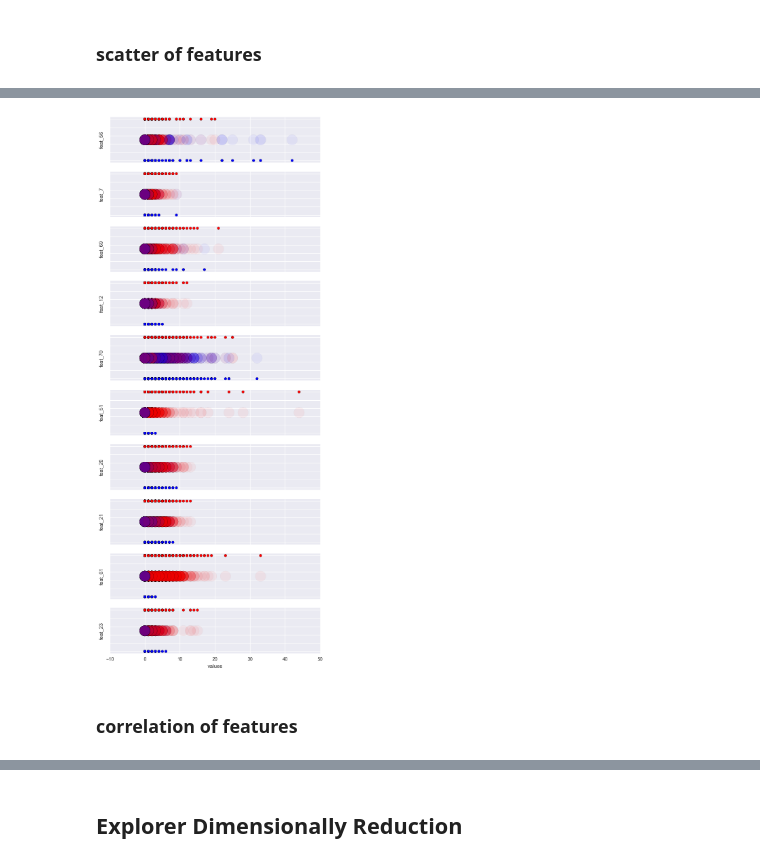
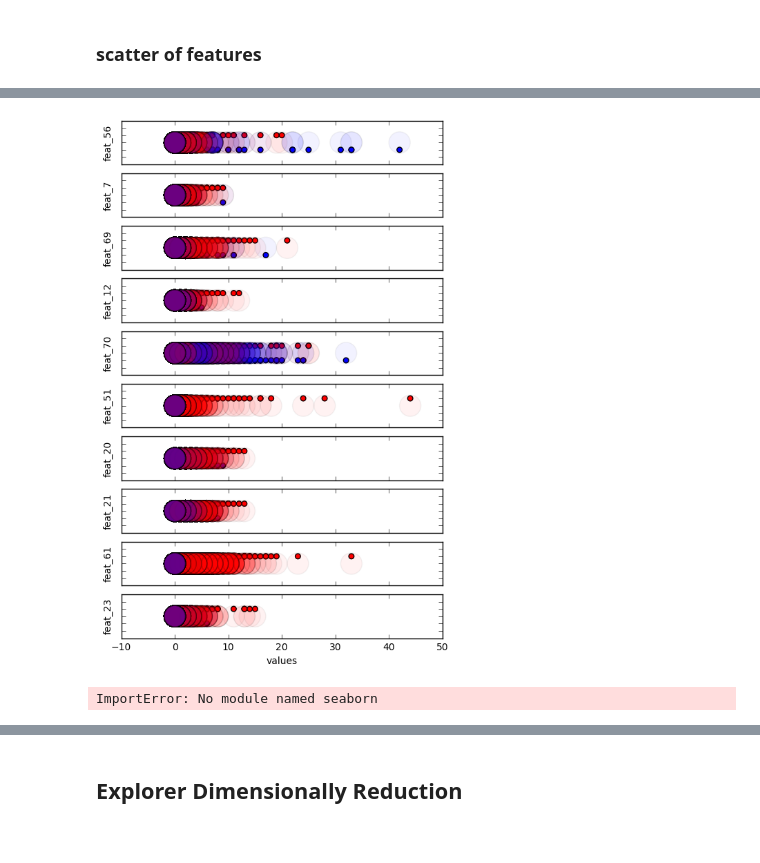
Before and after one commit to eeddaann/data-mining-project, a Jupyter notebook: lital (4) - Copy.ipynb, the cells around one changed output, grey strips where cells are left out. Saved outputs shown, nothing was run; the diff lists cells and outputs as text; code cells hidden in the pictures.

```diff
--- a/lital (4) - Copy.ipynb
+++ b/lital (4) - Copy.ipynb
@@ -96,19 +65,44 @@ These characteristics helps to find Regions Of Interest (ROI), the purer - the b
 # %%
 f, axarr = plt.subplots(10, sharex=True)
 tmp = 0
+#plt.title('features')
 for feature in X:
     axarr[tmp].scatter(data[feature], lables2floats(y), c=lables2floats(y), s=30, cmap = "bwr")
+    #plt.show()
+    #axarr[i].title(feature)
+    #axarr[i].xlabel('values')
+    #plt.scatter(data[col].reshape(-1, 1),[0]*len(data[col].reshape(-1, 1)),s=500,c=data[data.columns[-1]].T,alpha=0.05)
     axarr[tmp].scatter(data[feature],[0.5]*len(data),c = lables2floats(y),s=500,alpha=0.05, cmap = "bwr")
-    axarr[tmp].set_yticklabels([]) # clear y-axis because it meanningless
-    axarr[tmp].set_ylabel(feature) # set y-label to relevant feature
-    axarr[tmp].set_ylim(-0.05, 1.05) # to place the small dots near the border
+    axarr[tmp].set_yticklabels([])
+    axarr[tmp].set_ylabel(feature)
     tmp+=1
 
+#axarr[10].scatter(x, y)
 plt.xlabel('values')
-plt.subplots_adjust(top = 3)
+plt.subplots_adjust(top = 2)
 plt.show()
+    #print(grouped[feature].agg([np.mean,np.std]))
+    #x = np.linspace(data[feature].min(),data[feature].max(),num=100)
+    #grouped[feature].plot(kind='density')
+    #plt.show()
+    #grouped[feature].plot.hist(alpha=0.5) #TODO: normalize - class size isn't equal
+    #plt.show()
 # %% [output]
-[figure, old version]
+[figure, new version]
-# %% [markdown]
-### correlation of features
+# %%
+import seaborn as sns
+sns.set(style="white")
+corr = X.corr()
+corr_df = X.corr()
+
+# Set up the matplotlib figure
+f, ax = plt.subplots(figsize=(11, 6))
+
+# Draw a violinplot with a narrower bandwidth than the default
+sns.violinplot(data=corr_df, palette="Set3", bw=.2, cut=1, linewidth=1)
+
+# Finalize the figure
+sns.despine(left=True, bottom=True)
+# %% [output]
+ImportError: No module named seaborn
 # %%
```
Also changed, not shown: parts of 47 cells of this notebook.
